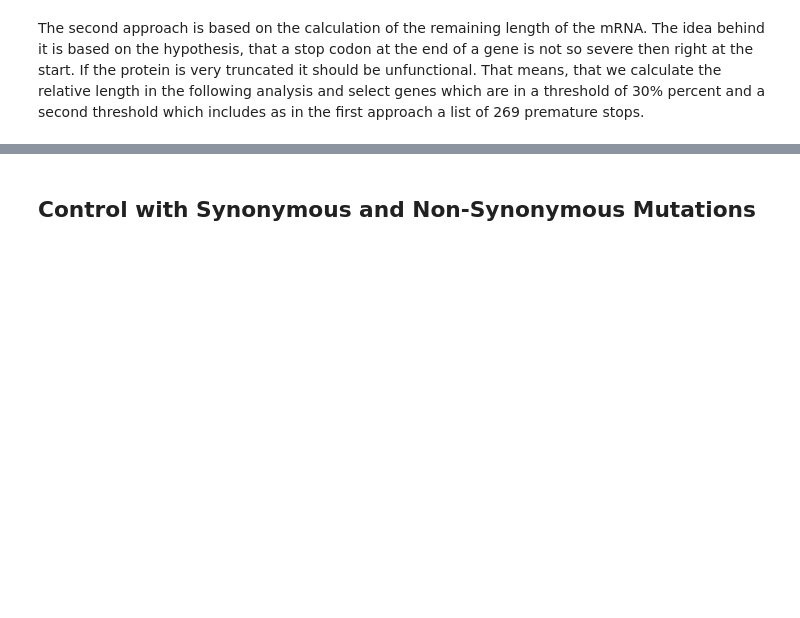
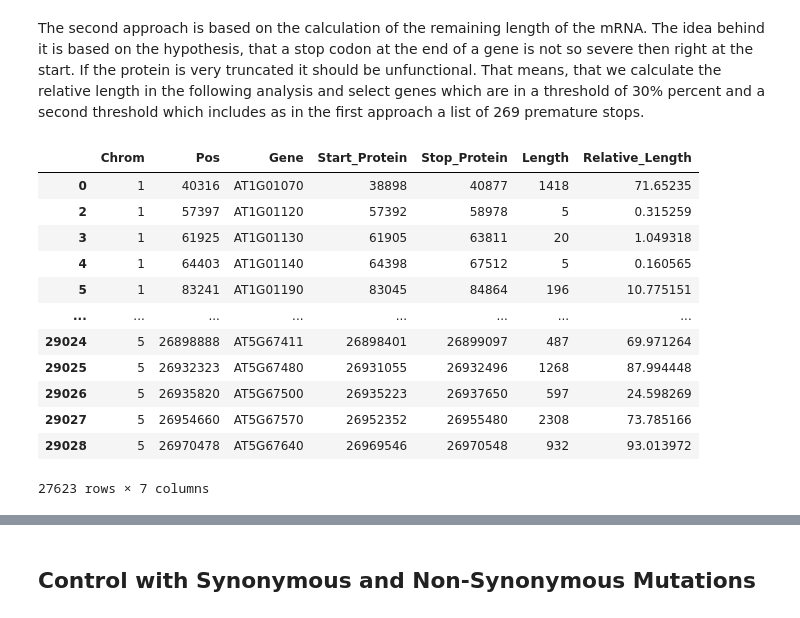
Before and after one commit to laurasteinmann/Premature_Stop_Codons, a Jupyter notebook: results/Premature_Stop_Codons.ipynb, the cells around one changed output, grey strips where cells are left out. Drawn from its saved outputs; the diff is of its cells as text; code cells hidden in the pictures; blank space fills up the shorter version.

```diff
--- a/results/Premature_Stop_Codons.ipynb
+++ b/results/Premature_Stop_Codons.ipynb
@@ -197,3 +197,19 @@ gene_premature_stop_list
 The second approach is based on the calculation of the remaining length of the mRNA. The idea behind it is based on the hypothesis, that a stop codon at the end of a gene is not so severe then right at the start. If the protein is very truncated it should be unfunctional. That means, that we calculate the relative length in the following analysis and select genes which are in a threshold of 30% percent and a second threshold which includes as in the first approach a list of 269 premature stops.
 # %%
 %run ../scripts/Length_mRNA.py
+# %%
+results_table
+# %% [output]
+|  | Chrom | Pos | Gene | Start_Protein | Stop_Protein | Length | Relative_Length |
+| 0 | 1 | 40316 | AT1G01070 | 38898 | 40877 | 1418 | 71.65235 |
+| 2 | 1 | 57397 | AT1G01120 | 57392 | 58978 | 5 | 0.315259 |
+| 3 | 1 | 61925 | AT1G01130 | 61905 | 63811 | 20 | 1.049318 |
+| 4 | 1 | 64403 | AT1G01140 | 64398 | 67512 | 5 | 0.160565 |
+| 5 | 1 | 83241 | AT1G01190 | 83045 | 84864 | 196 | 10.775151 |
+| ... | ... | ... | ... | ... | ... | ... | ... |
+| 29024 | 5 | 26898888 | AT5G67411 | 26898401 | 26899097 | 487 | 69.971264 |
+| 29025 | 5 | 26932323 | AT5G67480 | 26931055 | 26932496 | 1268 | 87.994448 |
+| 29026 | 5 | 26935820 | AT5G67500 | 26935223 | 26937650 | 597 | 24.598269 |
+| 29027 | 5 | 26954660 | AT5G67570 | 26952352 | 26955480 | 2308 | 73.785166 |
+| 29028 | 5 | 26970478 | AT5G67640 | 26969546 | 26970548 | 932 | 93.013972 |
+27623 rows × 7 columns
```
Also changed, not shown: parts of 1 cell of this notebook, 1 other file.
